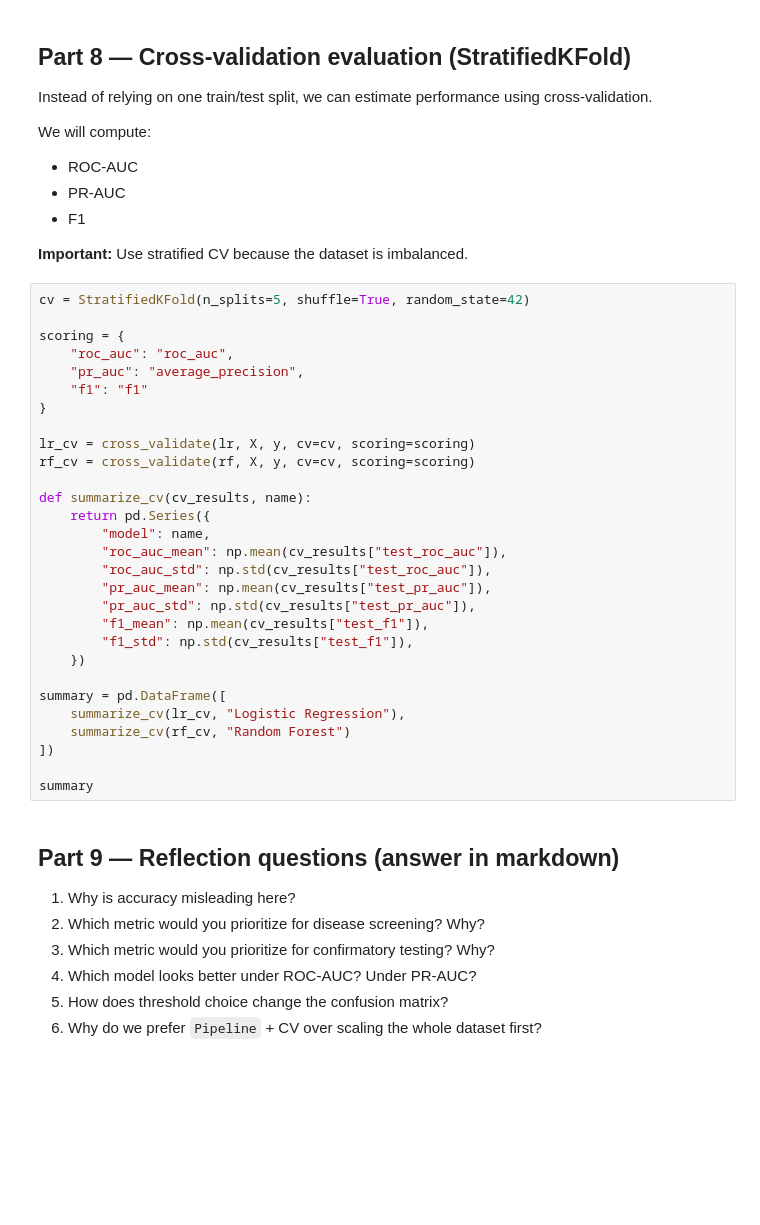
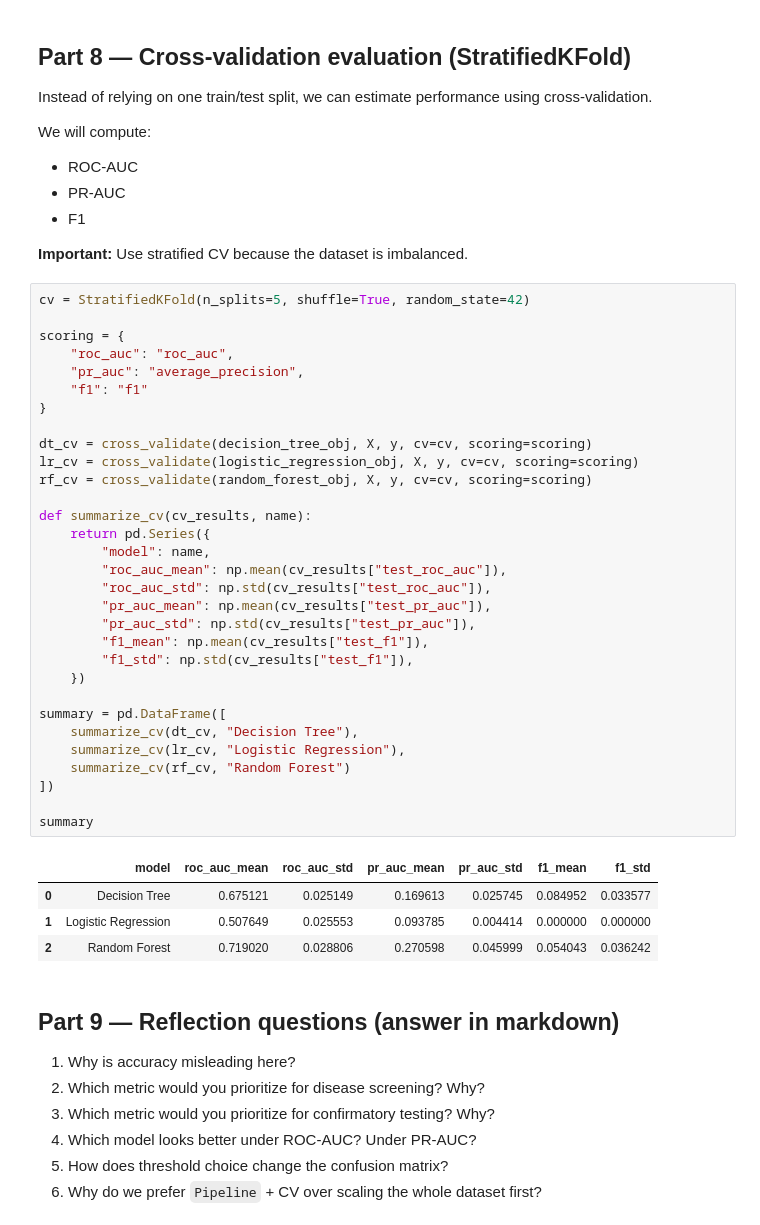
Before and after one commit to duxiuxia-bioinformatics/teach_machine_learning_and_ai, a Jupyter notebook: src/teaching/classification/evaluation/classifier_evaluation_lab.ipynb, the cells around one changed output. Cells and saved outputs as stored; diff of their text form; blank space fills up the shorter version.

```diff
--- a/src/teaching/classification/evaluation/classifier_evaluation_lab.ipynb
+++ b/src/teaching/classification/evaluation/classifier_evaluation_lab.ipynb
@@ -477,32 +484,39 @@ We will compute:
 # %%
 cv = StratifiedKFold(n_splits=5, shuffle=True, random_state=42)
 
 scoring = {
     "roc_auc": "roc_auc",
     "pr_auc": "average_precision",
     "f1": "f1"
 }
 
-lr_cv = cross_validate(lr, X, y, cv=cv, scoring=scoring)
-rf_cv = cross_validate(rf, X, y, cv=cv, scoring=scoring)
+dt_cv = cross_validate(decision_tree_obj, X, y, cv=cv, scoring=scoring)
+lr_cv = cross_validate(logistic_regression_obj, X, y, cv=cv, scoring=scoring)
+rf_cv = cross_validate(random_forest_obj, X, y, cv=cv, scoring=scoring)
 
 def summarize_cv(cv_results, name):
     return pd.Series({
         "model": name,
         "roc_auc_mean": np.mean(cv_results["test_roc_auc"]),
         "roc_auc_std": np.std(cv_results["test_roc_auc"]),
         "pr_auc_mean": np.mean(cv_results["test_pr_auc"]),
         "pr_auc_std": np.std(cv_results["test_pr_auc"]),
         "f1_mean": np.mean(cv_results["test_f1"]),
         "f1_std": np.std(cv_results["test_f1"]),
     })
 
 summary = pd.DataFrame([
+    summarize_cv(dt_cv, "Decision Tree"),
     summarize_cv(lr_cv, "Logistic Regression"),
     summarize_cv(rf_cv, "Random Forest")
 ])
 
 summary
+# %% [output]
+|  | model | roc_auc_mean | roc_auc_std | pr_auc_mean | pr_auc_std | f1_mean | f1_std |
+| 0 | Decision Tree | 0.675121 | 0.025149 | 0.169613 | 0.025745 | 0.084952 | 0.033577 |
+| 1 | Logistic Regression | 0.507649 | 0.025553 | 0.093785 | 0.004414 | 0.000000 | 0.000000 |
+| 2 | Random Forest | 0.719020 | 0.028806 | 0.270598 | 0.045999 | 0.054043 | 0.036242 |
 # %% [markdown]
 ## Part 9 — Reflection questions (answer in markdown)
 
```
Also changed, not shown: parts of 11 cells of this notebook, 7 other files.
